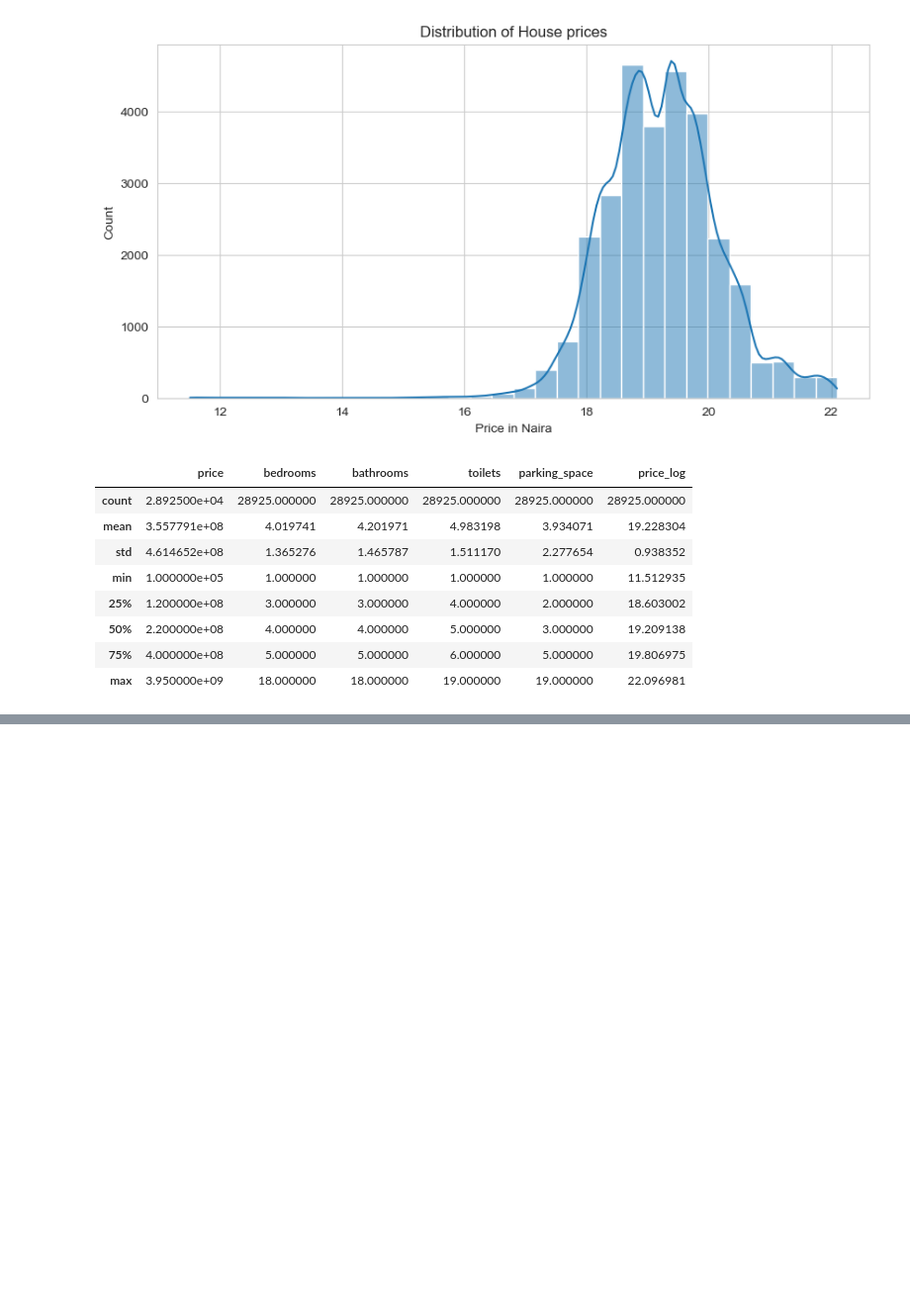
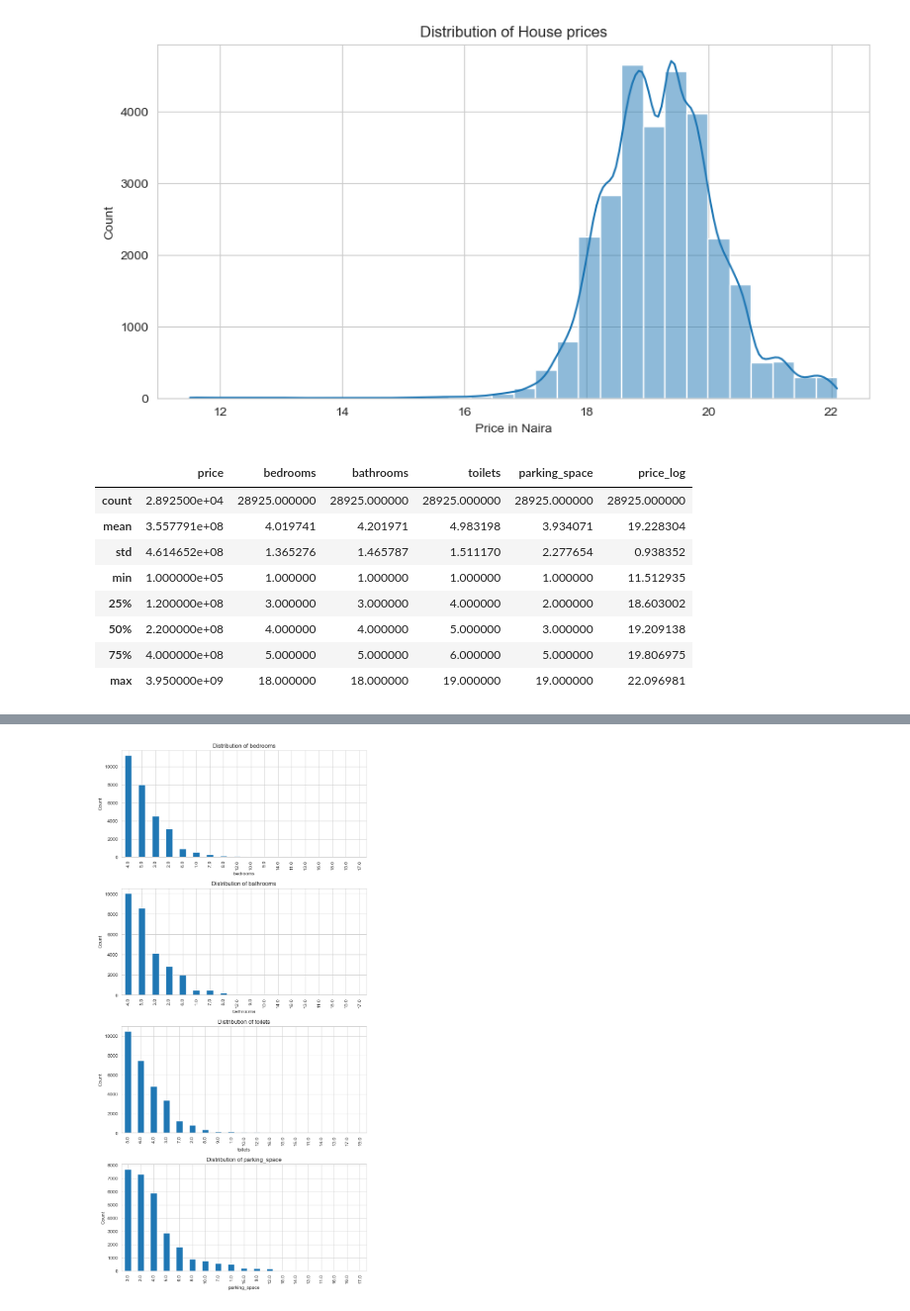
Before and after one commit to kingksjo/ng_houses, a Jupyter notebook: houses_analysis.ipynb, the cells around one changed output, grey strips where cells are left out. Shown at 99% size. Cells and saved outputs as stored; diff of their text form; code cells hidden in the pictures; blank space fills up the shorter version.

```diff
--- a/houses_analysis.ipynb
+++ b/houses_analysis.ipynb
@@ -267,0 +331,15 @@ data["type_of_house"] = data["type_of_house"].str.replace(" for sale", "")
+# %%
+housing_variables = ["bedrooms", "bathrooms", "toilets", "parking_space"]
+
+fig, axes = plt.subplots(len(housing_variables), 1, figsize=(8, 4 * len(housing_variables)))
+
+for i, var in enumerate(housing_variables):
+    data[var].value_counts().plot(kind="bar", ax=axes[i])
+    axes[i].set_title(f"Distribution of {var}")
+    axes[i].set_ylabel("Count")
+    axes[i].set_xlabel(var)
+
+plt.tight_layout()
+plt.show()
+# %% [output]
+[figure, added]
```
Also changed, not shown: parts of 30 cells of this notebook.
